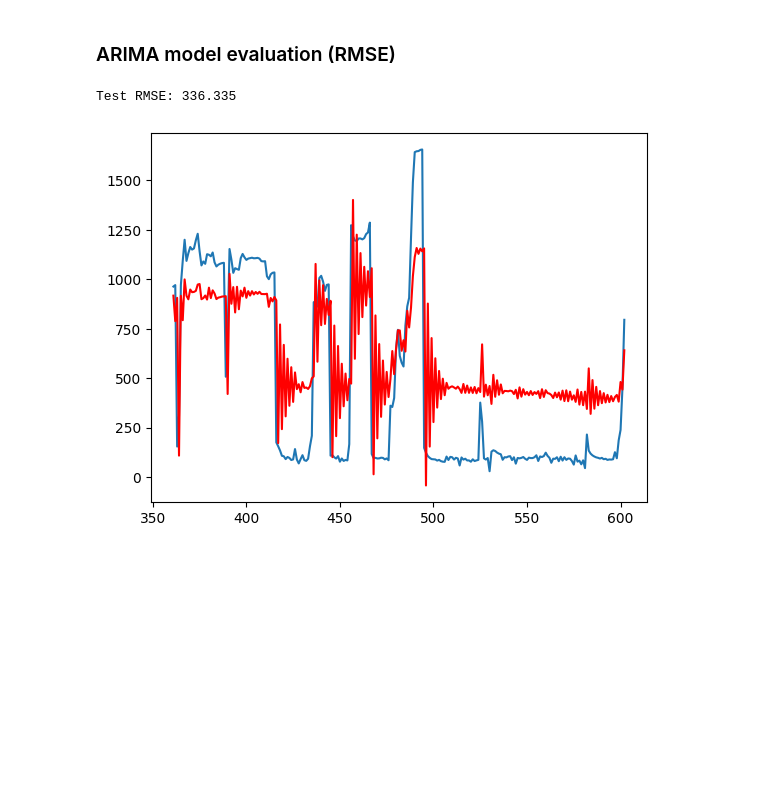
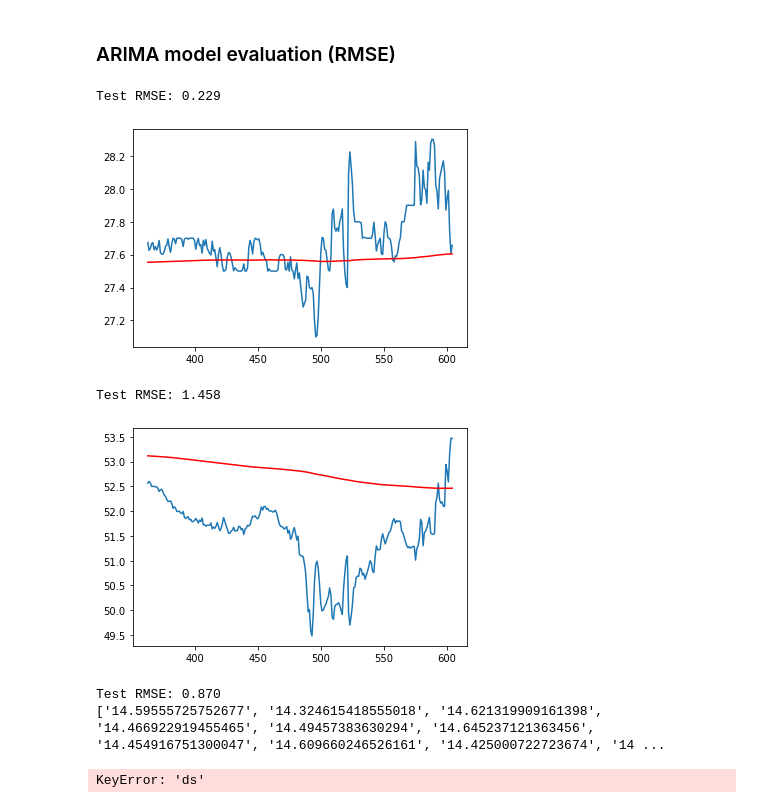
Before and after one commit to andiub97/iot-project, a Jupyter notebook: forecasting/ARIMA_Forecast.ipynb, the cells around one changed output. Cells and saved outputs as stored; diff of their text form; code cells hidden in the pictures; blank space fills up the shorter version.

Commit message:
upd arima ipynb

```diff
--- a/forecasting/ARIMA_Forecast.ipynb
+++ b/forecasting/ARIMA_Forecast.ipynb
@@ -68,7 +68,7 @@ dfGas = DataFrame
 
 for bucket in buckets:
     query = 'from(bucket: "' + bucket + '")' \
-                ' |> range(start: 2022-09-03T00:00:00.00Z, stop: 2022-10-07T15:50:00.00Z)' \
+                ' |> range(start: 2022-10-05T00:00:00.00Z, stop: 2022-10-07T15:50:00.00Z)' \
                 ' |> filter(fn: (r) => r["_measurement"] == "val")' \
                 ' |> filter(fn: (r) => r["_field"] == "'+bucket+ '")' \
                 ' |> aggregateWindow(every: 3m , fn: mean, createEmpty: false)'\
@@ -117,6 +119,7 @@ trainHum= DataFrame
 testHum = DataFrame
 trainGas = DataFrame
 testGas = DataFrame
+testGas2 = DataFrame
 
 if ( not dfTemp.empty):
     print("Temperature Dataset")
@@ -141,4 +144,6 @@ if (not dfGas.empty):
     splitPoint = int (nrows * 0.60)
     trainGas = dfGas['y'] [:splitPoint]
     testGas = dfGas ['y'] [splitPoint:]
+    testGas2 = dfGas ['ds'] [splitPoint:]
+    print(testGas2.head())
 # %% [output]
@@ -232,18 +254,19 @@ if (not trainGas.empty):
 
 if (not dfTemp.empty):
   for t in testTemp.index:
-    model = ARIMA(historyTemp, order=(0,0,1))
+    model = ARIMA(historyTemp, order=(0,0,0))
     model_fit = model.fit()
     output = model_fit.forecast()
     yest = output[0]
     predictionsTemp.append(yest)
     obs= testTemp[t]
+    print(obs)
     historyTemp.append(obs)
     print ('predicted=%f, expected=%f' % (yest, obs))
 
 if (not dfHum.empty):
   for t in testHum.index:
-    model = ARIMA(historyHum, order=(0,0,1))
+    model = ARIMA(historyHum, order=(0,0,0))
     model_fit = model.fit()
     output = model_fit.forecast()
     yest = output[0]
@@ -282,0 +347,10 @@ predicted=640.841326, expected=795.151515
+# %%
+def send_predictions(dataframe, bucket):
+	testGas2.columns=['ds']
+	lines = [str(dataframe['y'][d]) for d in range(len(dataframe))]
+	print(lines)
+	lines = ['val,prediction=yes,clientId=' + str("diubi-esp-32")+",lat=999,lng=999"+ " " + bucket + '=' + str(dataframe['y'][d])
+									+ ' ' + str(int(time.mktime(testGas2['ds'][d].timetuple())) + 3600*2) + "000000000" for d in range(len(dataframe))]
+	write_client = client.write_api(write_options=WriteOptions(batch_size=1000, flush_interval=10_000,
+															jitter_interval=2_000, retry_interval=5_000, write_type=WriteType.synchronous))
+	write_client.write(bucket, INFLUXDB_ORG, lines)
@@ -285,31 +369,40 @@ predicted=640.841326, expected=795.151515
 # %%
 if (not trainTemp.empty):
   rmse = math.sqrt(mean_squared_error(testTemp, predictionsTemp))
   print('Test RMSE: %.3f'% rmse)
   df2 = pd. DataFrame (predictionsTemp)
   df2.set_index(testTemp.index, inplace=True)
   plt.plot(testTemp)
   plt.plot(df2, color='red')
   plt.show()
 
+
 if (not trainHum.empty):
   rmse = math.sqrt(mean_squared_error(testHum, predictionsHum))
   print('Test RMSE: %.3f'% rmse)
 
   df2 = pd. DataFrame (predictionsHum)
   df2.set_index(testHum.index, inplace=True)
   plt.plot(testHum)
   plt.plot(df2, color='red')
   plt.show()
+
 if (not trainGas.empty):
   rmse = math.sqrt(mean_squared_error(testGas, predictionsGas))
   print('Test RMSE: %.3f'% rmse)
 
   df2 = pd. DataFrame (predictionsGas)
+  df2.columns = ['y']
+  send_predictions(df2,"gas")
   df2.set_index(testGas.index, inplace=True)
   plt.plot(testGas)
   plt.plot(df2, color='red')
   plt.show()
 # %% [output]
-Test RMSE: 336.335
+Test RMSE: 0.229
-[figure, old version]
+[figure, new version]
+Test RMSE: 1.458
+[figure, added]
+Test RMSE: 0.870
+['14.59555725752677', '14.324615418555018', '14.621319909161398', '14.466922919455465', '14.49457383630294', '14.645237121363456', '14.454916751300047', '14.609660246526161', '14.425000722723674', '14 ...
+KeyError: 'ds'
```
Also changed, not shown: parts of 7 cells of this notebook.
